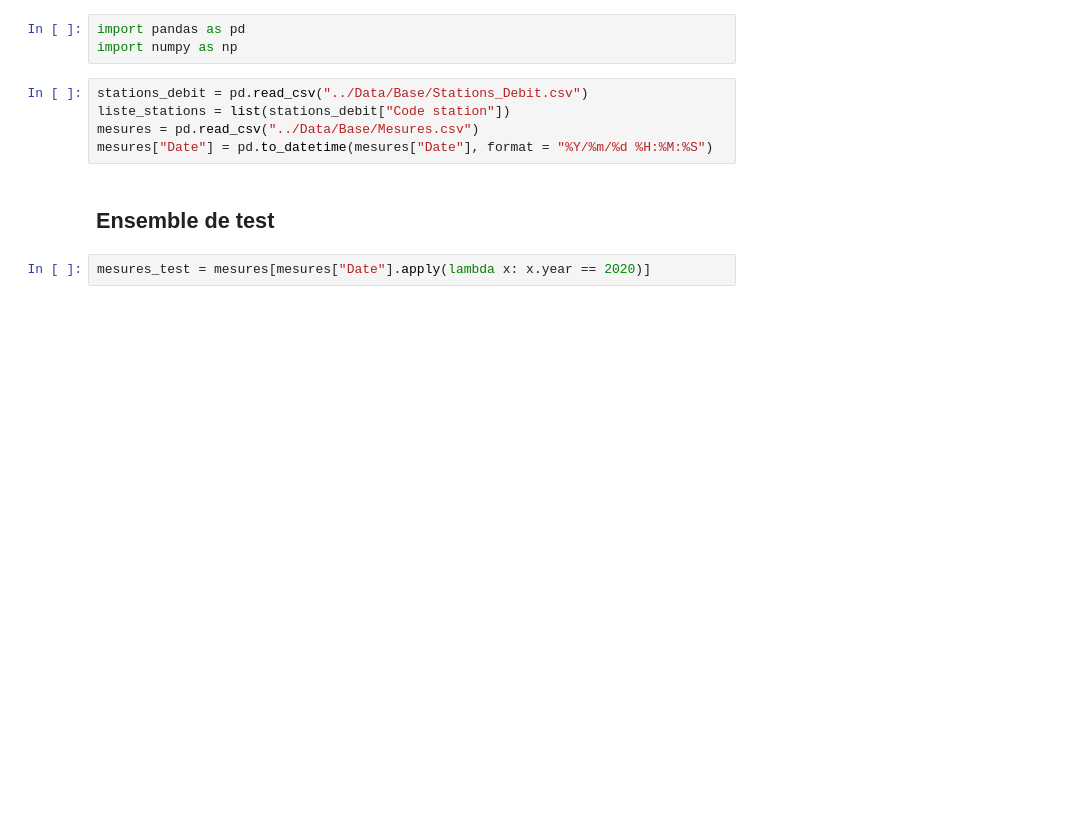
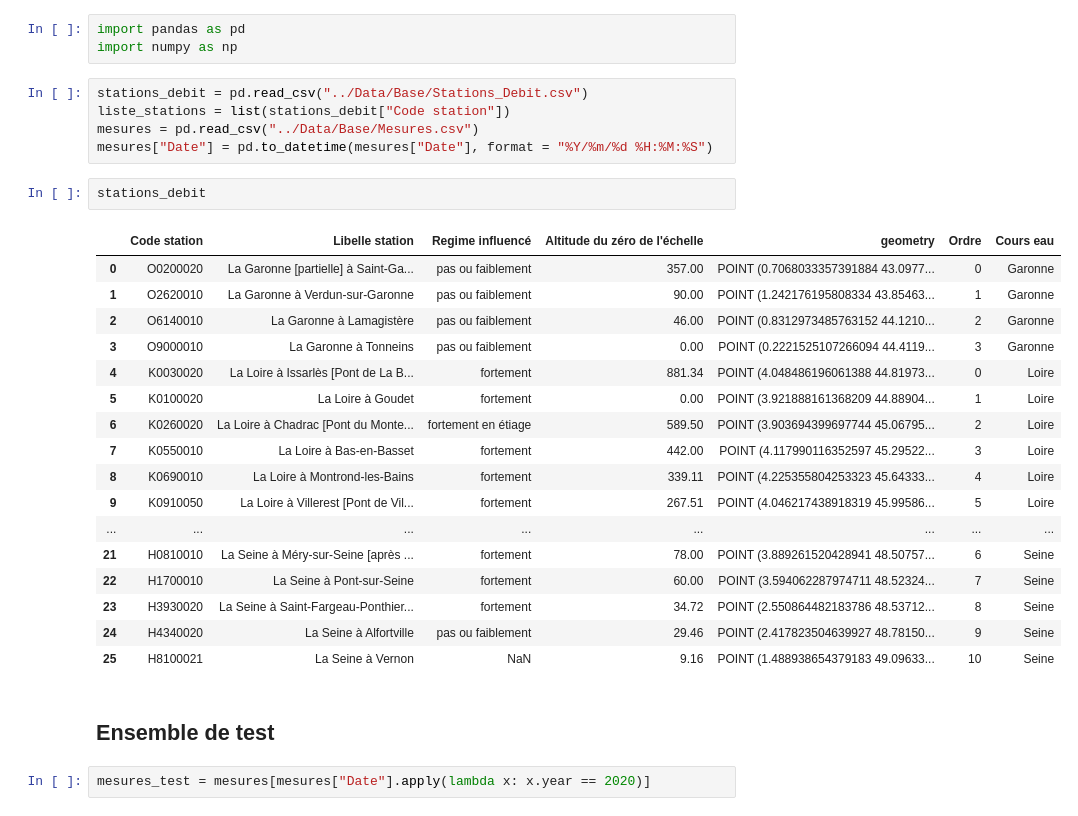
Before and after one commit to JlnZhou/ProjectML, a Jupyter notebook: Cadre.ipynb, the cells around one changed output. Drawn from its saved outputs; the diff is of its cells as text; blank space fills up the shorter version.

```diff
--- a/Cadre.ipynb
+++ b/Cadre.ipynb
@@ -15,6 +15,26 @@ stations_debit = pd.read_csv("../Data/Base/Stations_Debit.csv")
 liste_stations = list(stations_debit["Code station"])
 mesures = pd.read_csv("../Data/Base/Mesures.csv")
 mesures["Date"] = pd.to_datetime(mesures["Date"], format = "%Y/%m/%d %H:%M:%S")
+# %%
+stations_debit
+# %% [output]
+|  | Code station | Libelle station | Regime influencé | Altitude du zéro de l'échelle | geometry | Ordre | Cours eau |
+| 0 | O0200020 | La Garonne [partielle] à Saint-Ga... | pas ou faiblement | 357.00 | POINT (0.7068033357391884 43.0977... | 0 | Garonne |
+| 1 | O2620010 | La Garonne à Verdun-sur-Garonne | pas ou faiblement | 90.00 | POINT (1.242176195808334 43.85463... | 1 | Garonne |
+| 2 | O6140010 | La Garonne à Lamagistère | pas ou faiblement | 46.00 | POINT (0.8312973485763152 44.1210... | 2 | Garonne |
+| 3 | O9000010 | La Garonne à Tonneins | pas ou faiblement | 0.00 | POINT (0.2221525107266094 44.4119... | 3 | Garonne |
+| 4 | K0030020 | La Loire à Issarlès [Pont de La B... | fortement | 881.34 | POINT (4.048486196061388 44.81973... | 0 | Loire |
+| 5 | K0100020 | La Loire à Goudet | fortement | 0.00 | POINT (3.921888161368209 44.88904... | 1 | Loire |
+| 6 | K0260020 | La Loire à Chadrac [Pont du Monte... | fortement en étiage | 589.50 | POINT (3.903694399697744 45.06795... | 2 | Loire |
+| 7 | K0550010 | La Loire à Bas-en-Basset | fortement | 442.00 | POINT (4.117990116352597 45.29522... | 3 | Loire |
+| 8 | K0690010 | La Loire à Montrond-les-Bains | fortement | 339.11 | POINT (4.225355804253323 45.64333... | 4 | Loire |
+| 9 | K0910050 | La Loire à Villerest [Pont de Vil... | fortement | 267.51 | POINT (4.046217438918319 45.99586... | 5 | Loire |
+| ... | ... | ... | ... | ... | ... | ... | ... |
+| 21 | H0810010 | La Seine à Méry-sur-Seine [après ... | fortement | 78.00 | POINT (3.889261520428941 48.50757... | 6 | Seine |
+| 22 | H1700010 | La Seine à Pont-sur-Seine | fortement | 60.00 | POINT (3.594062287974711 48.52324... | 7 | Seine |
+| 23 | H3930020 | La Seine à Saint-Fargeau-Ponthier... | fortement | 34.72 | POINT (2.550864482183786 48.53712... | 8 | Seine |
+| 24 | H4340020 | La Seine à Alfortville | pas ou faiblement | 29.46 | POINT (2.417823504639927 48.78150... | 9 | Seine |
+| 25 | H8100021 | La Seine à Vernon | NaN | 9.16 | POINT (1.488938654379183 49.09633... | 10 | Seine |
 # %% [markdown]
 ## Ensemble de test
 # %%
```
Also changed, not shown: 2 other files.
